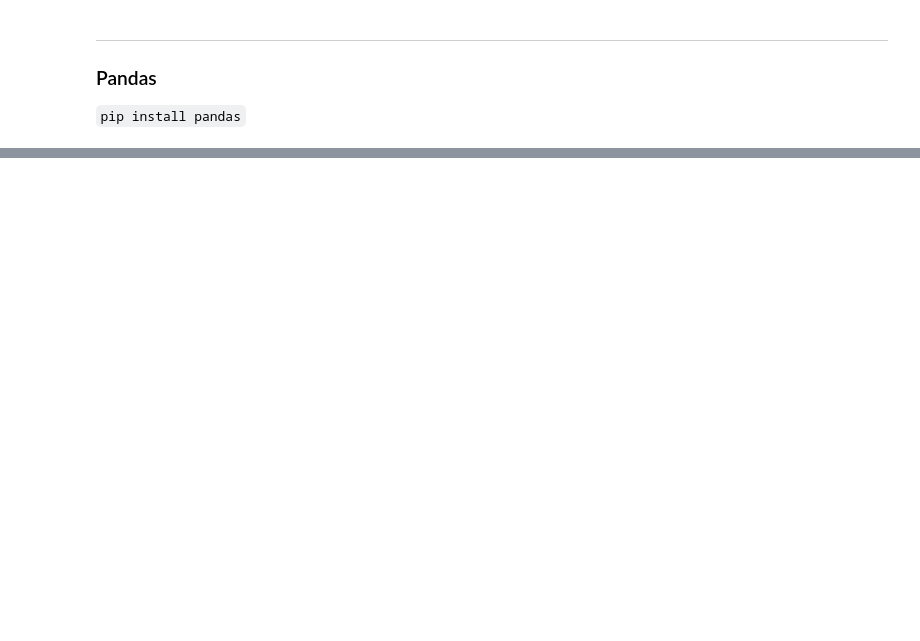
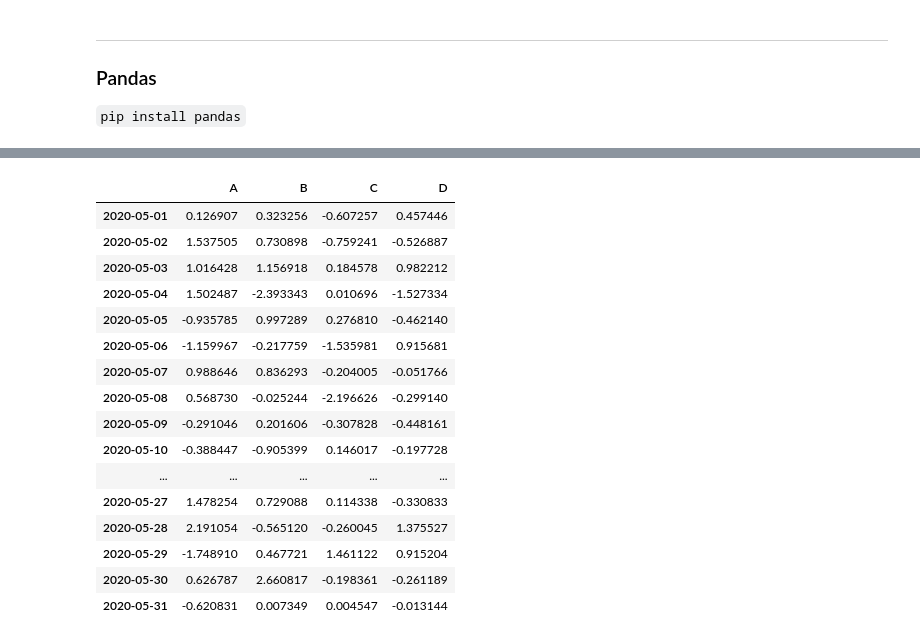
Before and after one commit to rctorr/bite-py-gdl-20-01, a Jupyter notebook: Sesion-08/Notas.ipynb, the cells around one changed output, grey strips where cells are left out. Saved outputs shown, nothing was run; the diff lists cells and outputs as text; code cells hidden in the pictures; blank space fills up the shorter version.

```diff
--- a/Sesion-08/Notas.ipynb
+++ b/Sesion-08/Notas.ipynb
@@ -46,0 +134,3 @@ import pandas as pd
+# %%
+fechas = pd.date_range("20200501", periods=31)
+fechas
@@ -46,0 +147,22 @@ import pandas as pd
+# %%
+df = pd.DataFrame(
+    np.random.randn(31, 4), index=fechas, columns=list("ABCD"))
+df
+# %% [output]
+|  | A | B | C | D |
+| 2020-05-01 | 0.126907 | 0.323256 | -0.607257 | 0.457446 |
+| 2020-05-02 | 1.537505 | 0.730898 | -0.759241 | -0.526887 |
+| 2020-05-03 | 1.016428 | 1.156918 | 0.184578 | 0.982212 |
+| 2020-05-04 | 1.502487 | -2.393343 | 0.010696 | -1.527334 |
+| 2020-05-05 | -0.935785 | 0.997289 | 0.276810 | -0.462140 |
+| 2020-05-06 | -1.159967 | -0.217759 | -1.535981 | 0.915681 |
+| 2020-05-07 | 0.988646 | 0.836293 | -0.204005 | -0.051766 |
+| 2020-05-08 | 0.568730 | -0.025244 | -2.196626 | -0.299140 |
+| 2020-05-09 | -0.291046 | 0.201606 | -0.307828 | -0.448161 |
+| 2020-05-10 | -0.388447 | -0.905399 | 0.146017 | -0.197728 |
+| ... | ... | ... | ... | ... |
+| 2020-05-27 | 1.478254 | 0.729088 | 0.114338 | -0.330833 |
+| 2020-05-28 | 2.191054 | -0.565120 | -0.260045 | 1.375527 |
+| 2020-05-29 | -1.748910 | 0.467721 | 1.461122 | 0.915204 |
+| 2020-05-30 | 0.626787 | 2.660817 | -0.198361 | -0.261189 |
+| 2020-05-31 | -0.620831 | 0.007349 | 0.004547 | -0.013144 |
```
Also changed, not shown: parts of 13 cells of this notebook, 5 other files.
